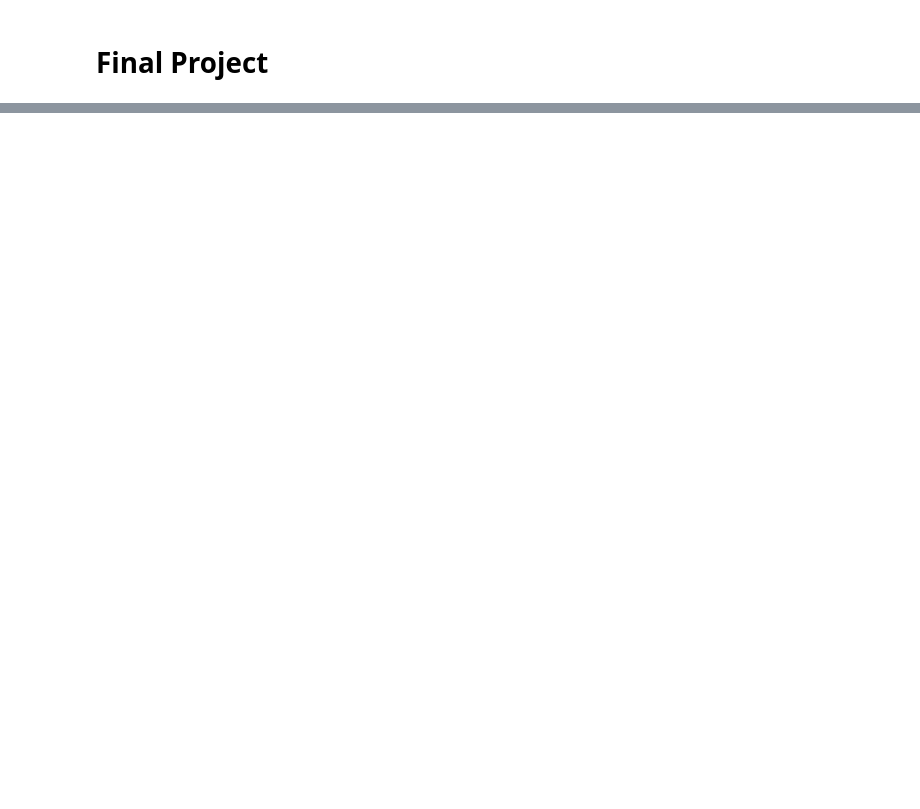
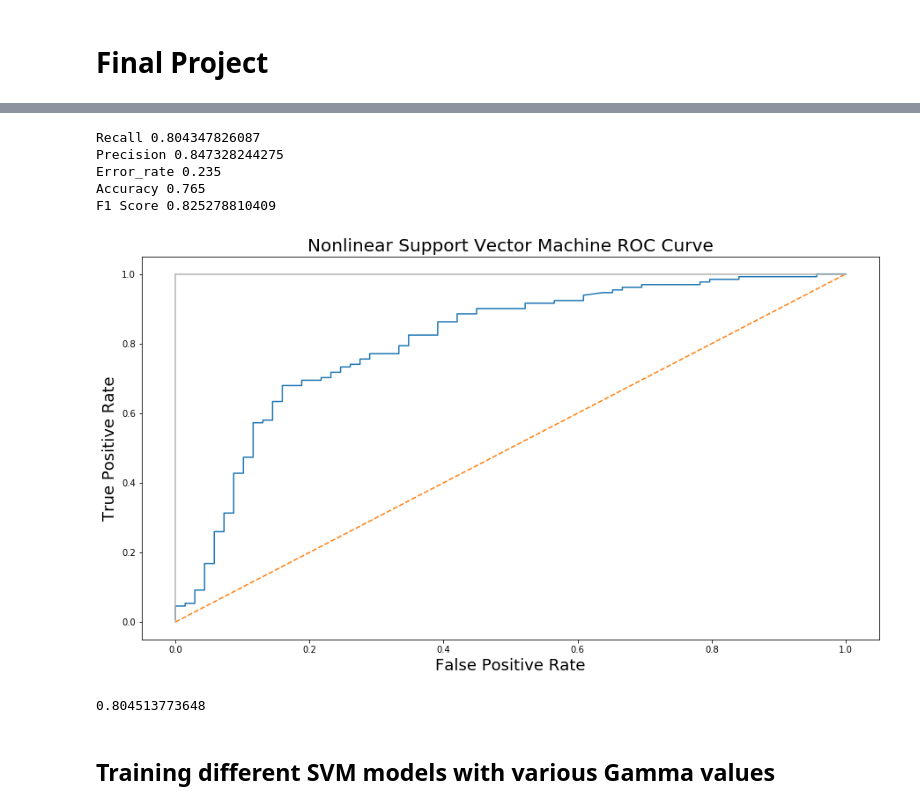
Before and after one commit to BabakRafian/Yelp_dataset_competition, a Jupyter notebook: Doc1.ipynb, the cells around one changed output, grey strips where cells are left out. Saved outputs shown, nothing was run; the diff lists cells and outputs as text; code cells hidden in the pictures; blank space fills up the shorter version.

Commit message:
Developed 4 Different models and evaluated them

```diff
--- a/Doc1.ipynb
+++ b/Doc1.ipynb
@@ -81,0 +79,10 @@ print(sample)
+# %%
+#TF = buildTF(sample)
+X = sample[['text']]
+y = sample[['stars']]
+buildTF(X)
+X = X.drop(['text'], axis = 1)
+X = X.fillna(0)
+doubleNormalize(X)
+X.sample(n=5)
+#print(label)
@@ -81,0 +119,6 @@ print(sample)
+# %%
+pca = PCA(n_components=100)
+pca.fit(X)
+TF_pca = pd.DataFrame(pca.transform(X))
+print("original shape:  ", X.shape)
+print("transformed shape: ", TF_pca.shape)
@@ -81,0 +132,3 @@ print(sample)
+# %%
+# Splitting data into train data and test data
+X_train, X_test, y_train, y_test = train_test_split(TF_pca, y, test_size=.2, random_state=0)
@@ -81,0 +138,35 @@ print(sample)
+# %%
+# Create a SVC classifier using an RBF kernel
+svm = SVC(kernel='rbf', random_state=0, gamma=0.1, C=160, probability=True)
+# Train the classifier
+model = svm.fit(X_train, y_train.values.ravel())
+# Get the predictions
+y_predicted = model.predict(X_test)
+y_score_SVMk = model.predict_proba(X_test)[:,1]
+# %%
+get_metrics(y_predicted, y_test)
+# %% [output]
+Recall 0.804347826087
+Precision 0.847328244275
+Error_rate 0.235
+Accuracy 0.765
+F1 Score 0.825278810409
+# %%
+# Create true and false positive rates
+false_positive_rate, true_positive_rate, threshold = roc_curve(y_test, y_score_SVMk)
+
+# Plot ROC curve
+plt.figure(figsize=(15,8))
+plt.title('Nonlinear Support Vector Machine ROC Curve', fontsize=20)
+plt.plot(false_positive_rate, true_positive_rate)
+plt.plot([0, 1], ls="--")
+plt.plot([0, 0], [1, 0] , c=".7"), plt.plot([1, 1] , c=".7")
+plt.ylabel('True Positive Rate', fontsize=18)
+plt.xlabel('False Positive Rate', fontsize=18)
+plt.show()
+print('Area Under the Curve',roc_auc_score(y_test, y_score_SVMk))
+# %% [output]
+[figure, added]
+0.804513773648
+# %% [markdown]
+## Training different SVM models with various Gamma values
```
Also changed, not shown: parts of 58 cells of this notebook.
